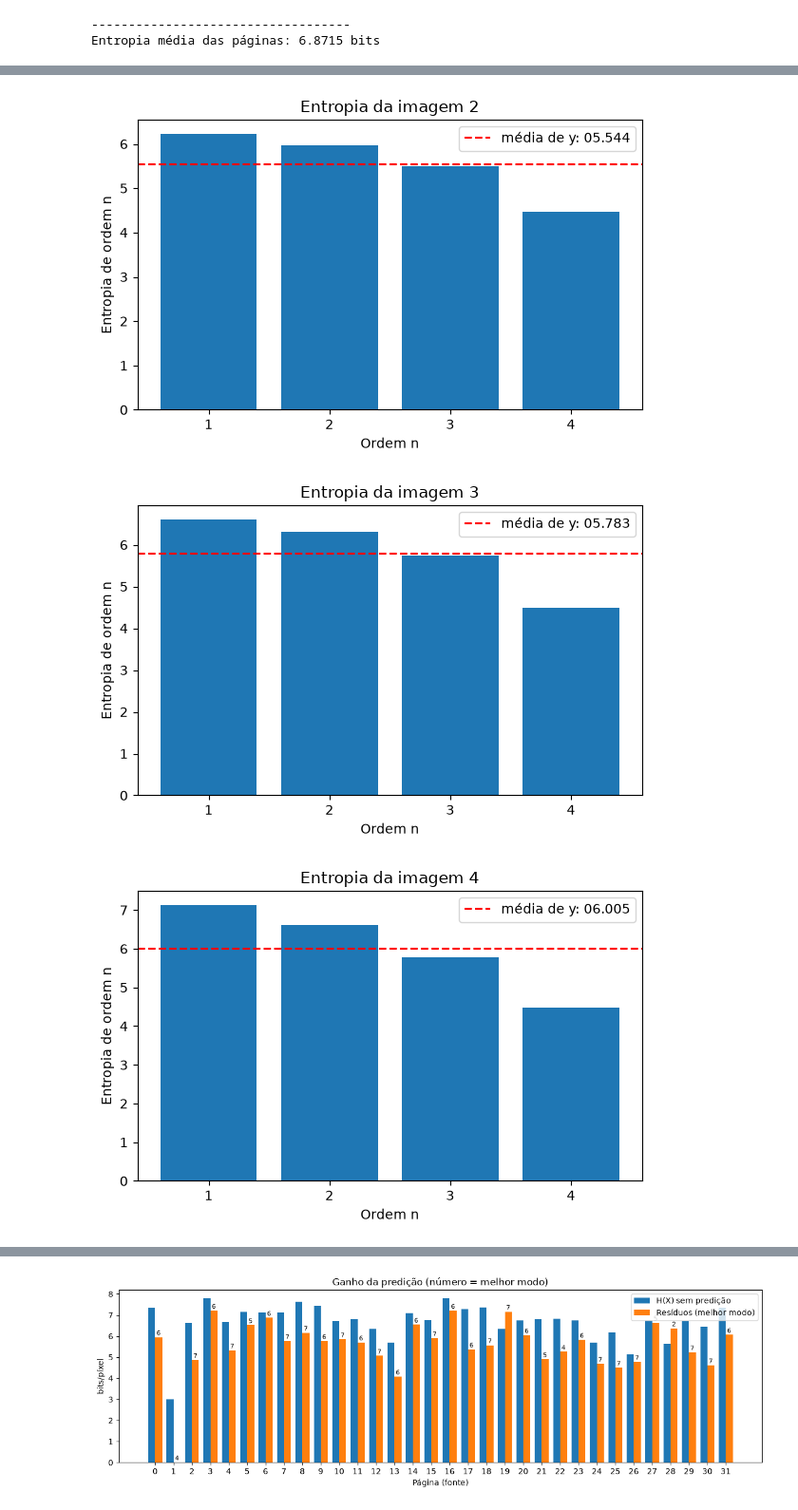
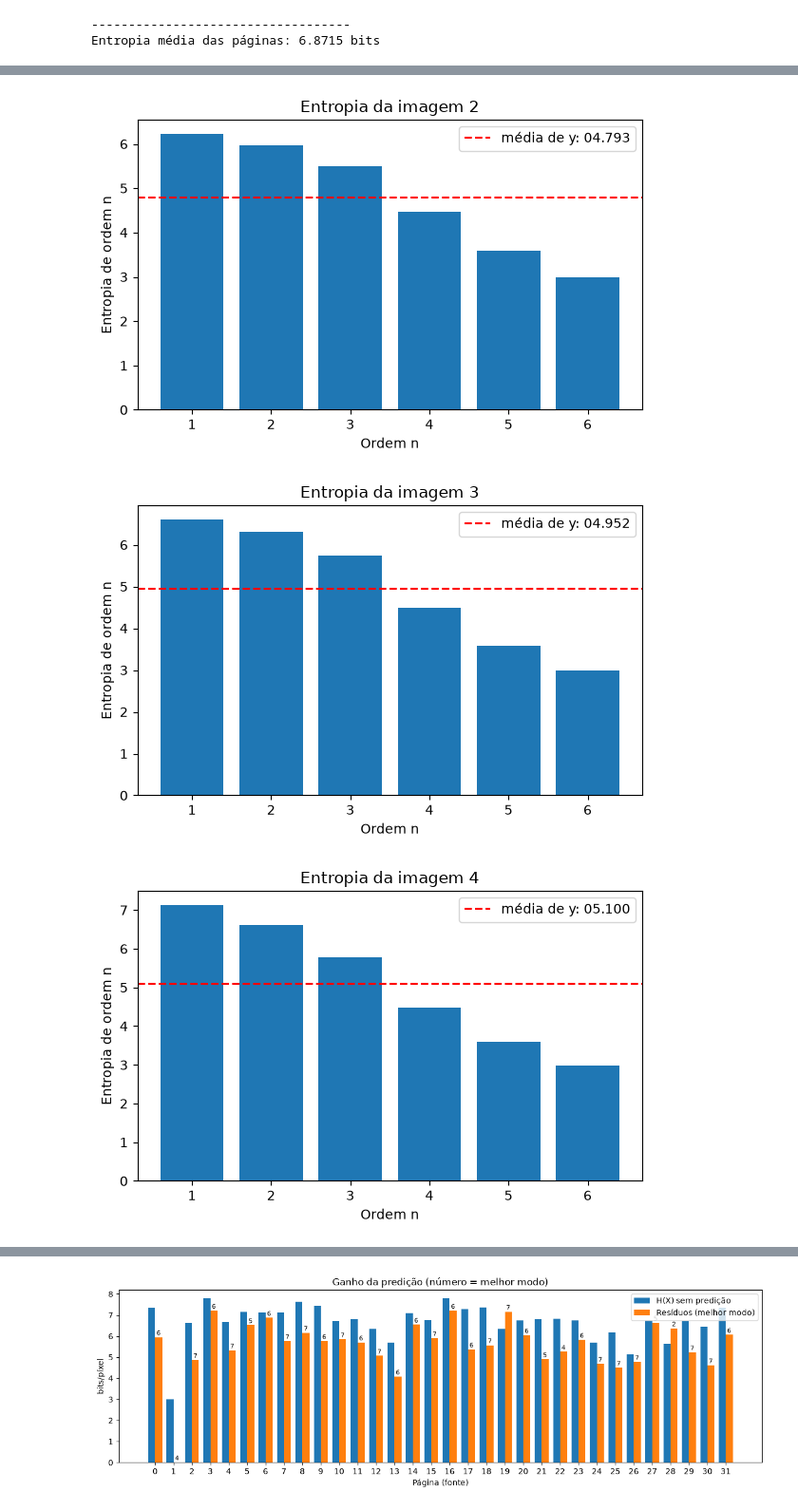
Before and after one commit to bener07/ti-project, a Jupyter notebook: Notebooks/ResearchNotebook.ipynb, the cells around one changed output, grey strips where cells are left out. Shown at 95% size. Cells and saved outputs as stored; diff of their text form; code cells hidden in the pictures.

```diff
--- a/Notebooks/ResearchNotebook.ipynb
+++ b/Notebooks/ResearchNotebook.ipynb
@@ -288,14 +267,17 @@ def chaves_blocos(img, n):
 # %%
 ## Entropia conjunta de blocos de n símbolos
 
-def chaves_blocos(img, n):
+def chave_blocos(img, n):
     """Transforma cada bloco de n píxeis consecutivos (na mesma linha) num número único.
     Isto serve só para conseguir contar quantas vezes cada bloco aparece."""
+    assert n <= 8
     img = img.astype(np.uint64)
     # nj = nº de janelas (blocos) possíveis por linha.
     # Numa linha de W píxeis, cabem W - n + 1 blocos de tamanho n.
     # Os blocos nunca passam para a linha seguinte.
     nj = img.shape[1] - n + 1
+    if verbose:
+        print(f"Número de janelas: {nj}\nShape: {img.shape}")
     # Matriz que vai guardar a chave de cada bloco: uma linha por linha da imagem,
     # uma coluna por janela. Começa a zeros.
     chave = np.zeros((img.shape[0], nj), dtype=np.uint64)
@@ -305,7 +287,9 @@ def chaves_blocos(img, n):
     #   por isso a coluna j desta fatia é o píxel k do bloco que começa na coluna j.
     # chave * 256 "empurra" os dígitos anteriores para a esquerda e soma o novo.
     for k in range(n):
-        chave = (chave * 256) + img[:, k:k + nj] ## o * 256 é essencialmente << 8. Isto condiciona os agrupamentos.
+        ## equivalente ao binary Paring
+        chave = (chave << 8) + img[:, k:k + nj] ## equivalente ao window slide.
+        # chave = (chave * 256) + img[:, k:k + nj] ## o * 256 é essencialmente << 8. Isto condiciona os agrupamentos.
 
     return chave.ravel() # Transforma a matriz num vetor duma dimensão: uma chave por bloco.
 
@@ -315,7 +299,7 @@ def entropia_blocos(img, n):
     chaves = chave_blocos(img, n)
     if verbose:
         print(f"Chaves: {chaves}\nFigura: {chaves.shape}")
-    _, counts = np.unique(chaves, return_counts=True, axis=0) ## o axis=0 é que vai fazer a contagem dos blocos agrupados
+    _, counts = np.unique(chaves, return_counts=True) ## o axis=0 é que vai fazer a contagem dos blocos agrupados
     # Devolve 3 coisas:
     #1) a entropia dos blocos, H(X1..Xn), em bits por bloco
     #(a função entropia() transforma as contagens em probabilidades e aplica -soma(p * log2(p)));
@@ -323,18 +307,16 @@ def entropia_blocos(img, n):
     #3) len(counts): nº de blocos distintos. Se for próximo das amostras,
     #quase todos os blocos aparecem uma só vez e a entropia fica
     #artificialmente baixa (resultado pouco fiável).
-    return entropia(counts)/n, len(chaves), len(counts)
+    return entropia(counts), len(chaves), len(counts)
 # %%
-N_MAX = 4
+N_MAX = 6
 print("Entropia conjunta de cada Página/imagem")
 for i, img in enumerate(images):
-    # Para cada n, calcula a entropia do bloco só desta imagem
-    # ([img] = lista com uma só imagem; [0] = só a entropia, ignora os outros 2 valores)
-    # e divide por n para ficar em bits por píxel.
+    # Para cada n, calcula a entropia do bloco só de img
     vals = [(n, entropia_blocos(img, n)) for n in range(1, N_MAX + 1)]
     bar_graph_with_mean(
-        np.array([vals[i][0] for i in range(len(vals))]), ## valores de n
-        np.array([vals[i][1][0] for i in range(len(vals))]), ## entropia para agrupamento a n
+        np.array([vals[p][0] for p in range(len(vals))]), ## valores de n
+        np.array([vals[p][1][0]/vals[p][0] for p in range(len(vals))]), ## entropia para agrupamento a n
         title=f"Entropia da imagem {i}",
         xlabel="Ordem n",
         ylabel="Entropia de ordem n",
@@ -349,3 +331,3 @@ Entropia conjunta de cada Página/imagem
-[figure, old version]
+[figure, new version]
-[figure, old version]
+[figure, new version]
-[figure, old version]
+[figure, new version]
```
Also changed, not shown: parts of 11 cells of this notebook, 1 other file.
